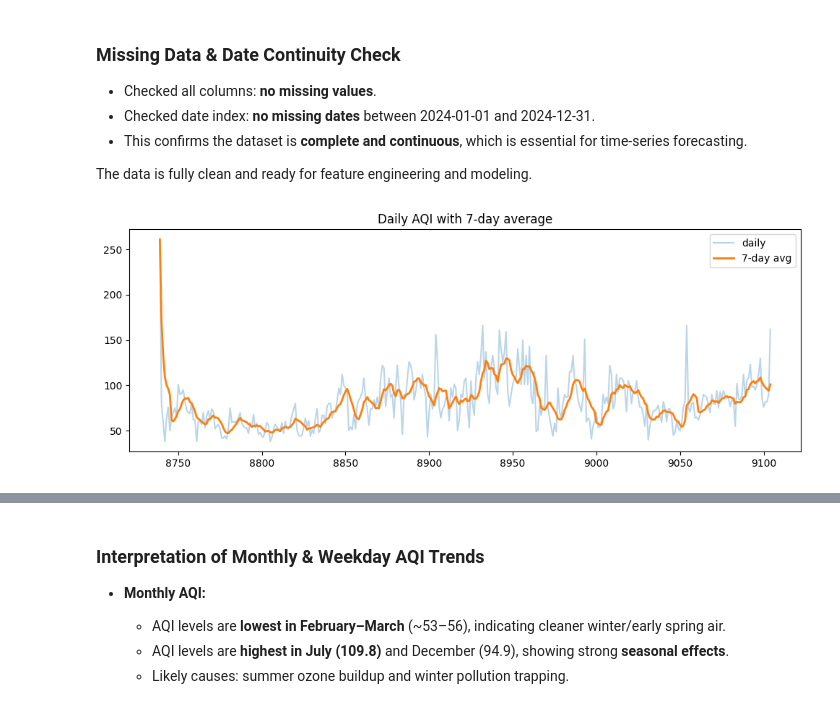
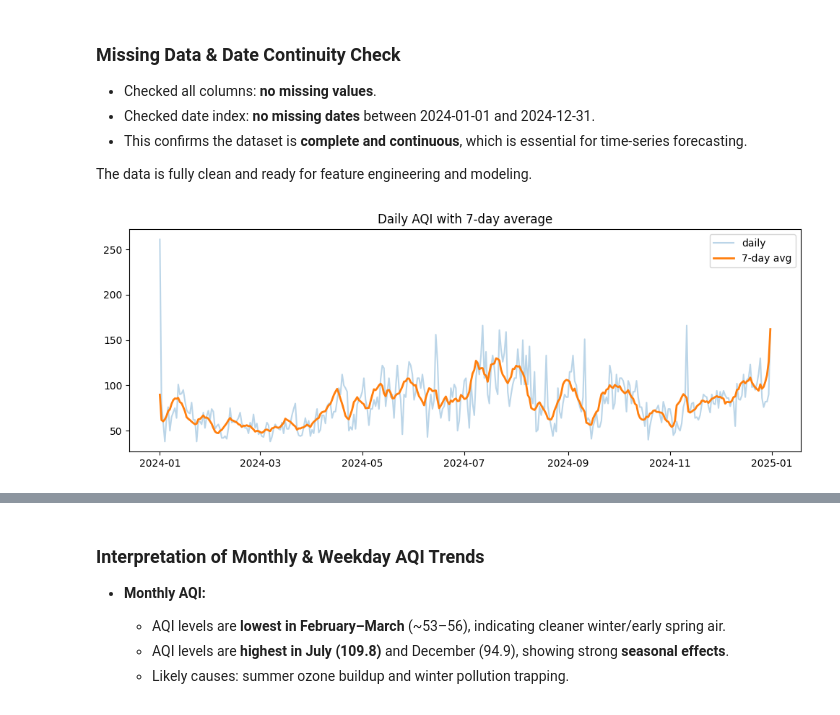
Before and after one commit to Shumail-Khan/Air-Quality-Index-Project, a Jupyter notebook: AQI_Data_EDA.ipynb, the cells around one changed output, grey strips where cells are left out. Cells and saved outputs as stored; diff of their text form; code cells hidden in the pictures.

```diff
--- a/AQI_Data_EDA.ipynb
+++ b/AQI_Data_EDA.ipynb
@@ -118,2 +200,0 @@ df['defining_site'] = df['defining_site'].fillna("Unknown")
-# %%
-df['aqi'] = df['aqi'].fillna(df['aqi'].median())
@@ -151,3 +200,0 @@ df.head()
-# %%
-df = df.dropna(subset=['date'])
-print("Shape:", df.shape)
@@ -297,7 +307,7 @@ plt.title('AQI Category counts — Maricopa (2024)'); plt.ylabel('Days'); plt.sh
 # %% [output]
 [figure]
 # %%
-df['month'] = df['date'].dt.month
+df['month'] = df.index.month
 plt.figure(figsize=(10,5))
 sns.boxplot(x='month', y='aqi', data=df)
 plt.title('AQI by Month — Maricopa (2024)'); plt.xlabel('Month'); plt.show()
@@ -306,14 +316,14 @@ plt.title('AQI by Month — Maricopa (2024)'); plt.xlabel('Month'); plt.show()
 # %%
 miss = df.isna().mean().sort_values(ascending=False)
 print("Missing fraction per column:\n", miss[miss>0])
-all_dates = pd.date_range(df['date'].min(), df['date'].max(), freq='D')
-missing_dates = all_dates.difference(df['date'])
+all_dates = pd.date_range(df.index.min(), df.index.max(), freq='D')
+missing_dates = all_dates.difference(df.index)
 print("Missing date count:", len(missing_dates))
 if len(missing_dates)>0:
     print("Sample missing dates:", list(missing_dates[:10]))
     print(df.index.dtype)
 # Keep only rows with valid 2024 dates
-df = df[(df['date'] >= "2024-01-01") & (df['date'] <= "2024-12-31")]
+df = df[(df.index >= "2024-01-01") & (df.index <= "2024-12-31")]
 # %% [output]
 Missing fraction per column:
  Series([], dtype: float64)
@@ -328,8 +338,9 @@ The data is fully clean and ready for feature engineering and modeling.
 # %%
 df['aqi_7d'] = df['aqi'].rolling(7, min_periods=1).mean()
 plt.figure(figsize=(12,4))
 plt.plot(df.index, df['aqi'], alpha=0.3, label='daily')
 plt.plot(df.index, df['aqi_7d'], linewidth=2, label='7-day avg')
-plt.legend(); plt.title('Daily AQI with 7-day average'); plt.show()
+plt.legend(); plt.title('Daily AQI with 7-day average');
+plt.show()
 # %% [output]
-[figure, old version]
+[figure, new version]
```
Also changed, not shown: parts of 61 cells of this notebook, 1 other file.
